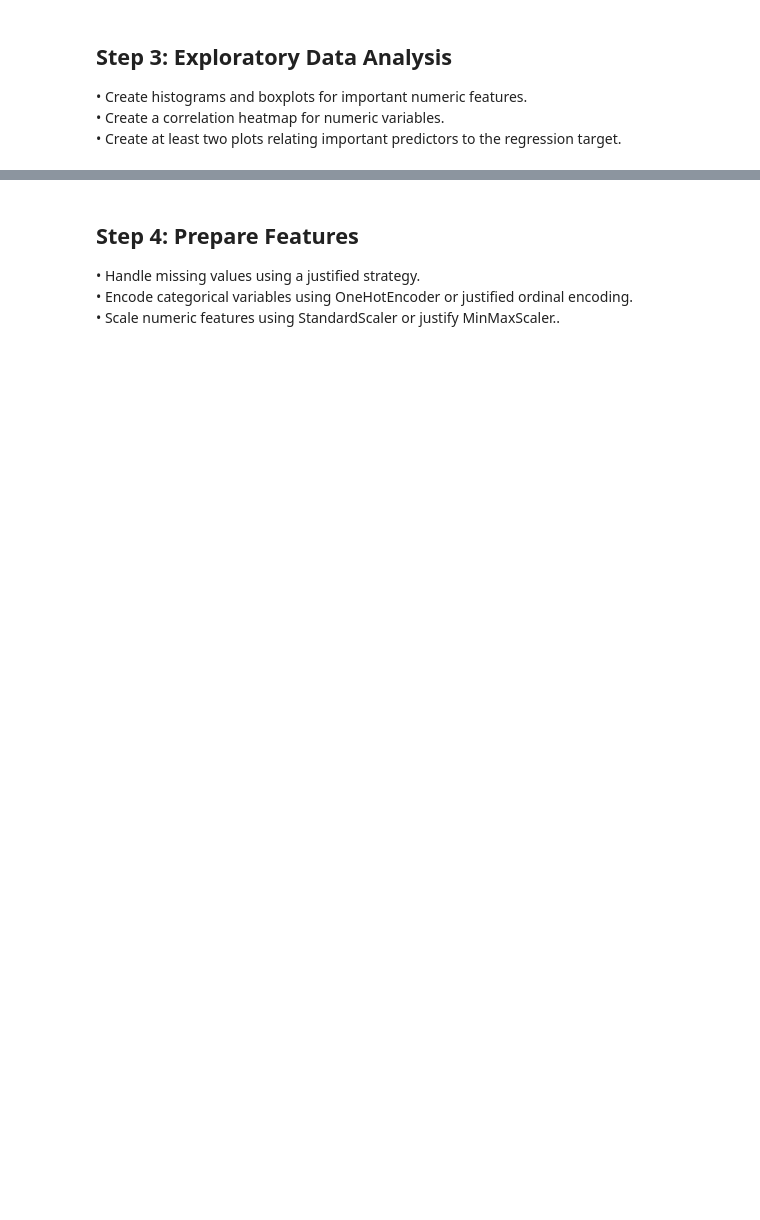
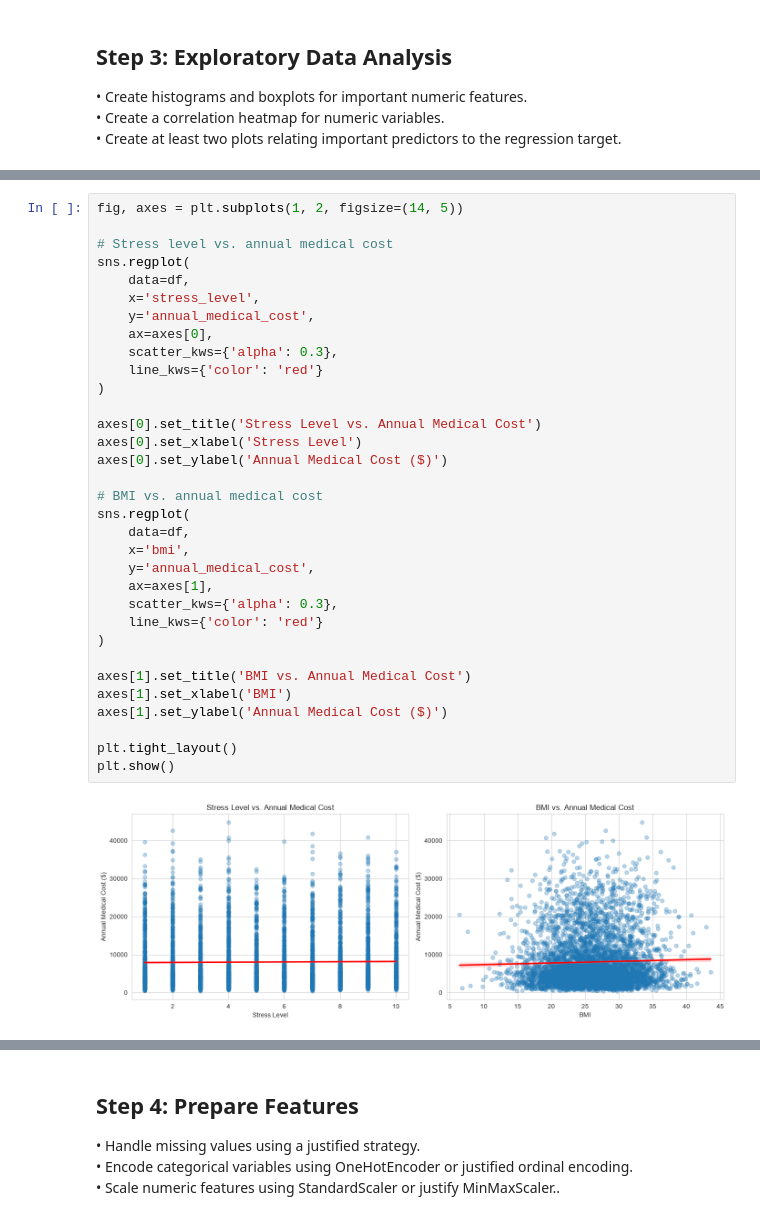
Before and after one commit to Eihtoo1111/Insurance-Cost-Prediction, a Jupyter notebook: Project_insurance.ipynb, the cells around one changed output, grey strips where cells are left out. Cells and saved outputs as stored; diff of their text form; blank space fills up the shorter version.

```diff
--- a/Project_insurance.ipynb
+++ b/Project_insurance.ipynb
@@ -287,0 +278,35 @@ plt.show()
+# %%
+fig, axes = plt.subplots(1, 2, figsize=(14, 5))
+
+# Stress level vs. annual medical cost
+sns.regplot(
+    data=df,
+    x='stress_level',
+    y='annual_medical_cost',
+    ax=axes[0],
+    scatter_kws={'alpha': 0.3},
+    line_kws={'color': 'red'}
+)
+
+axes[0].set_title('Stress Level vs. Annual Medical Cost')
+axes[0].set_xlabel('Stress Level')
+axes[0].set_ylabel('Annual Medical Cost ($)')
+
+# BMI vs. annual medical cost
+sns.regplot(
+    data=df,
+    x='bmi',
+    y='annual_medical_cost',
+    ax=axes[1],
+    scatter_kws={'alpha': 0.3},
+    line_kws={'color': 'red'}
+)
+
+axes[1].set_title('BMI vs. Annual Medical Cost')
+axes[1].set_xlabel('BMI')
+axes[1].set_ylabel('Annual Medical Cost ($)')
+
+plt.tight_layout()
+plt.show()
+# %% [output]
+[figure, added]
```
Also changed, not shown: parts of 18 cells of this notebook.
